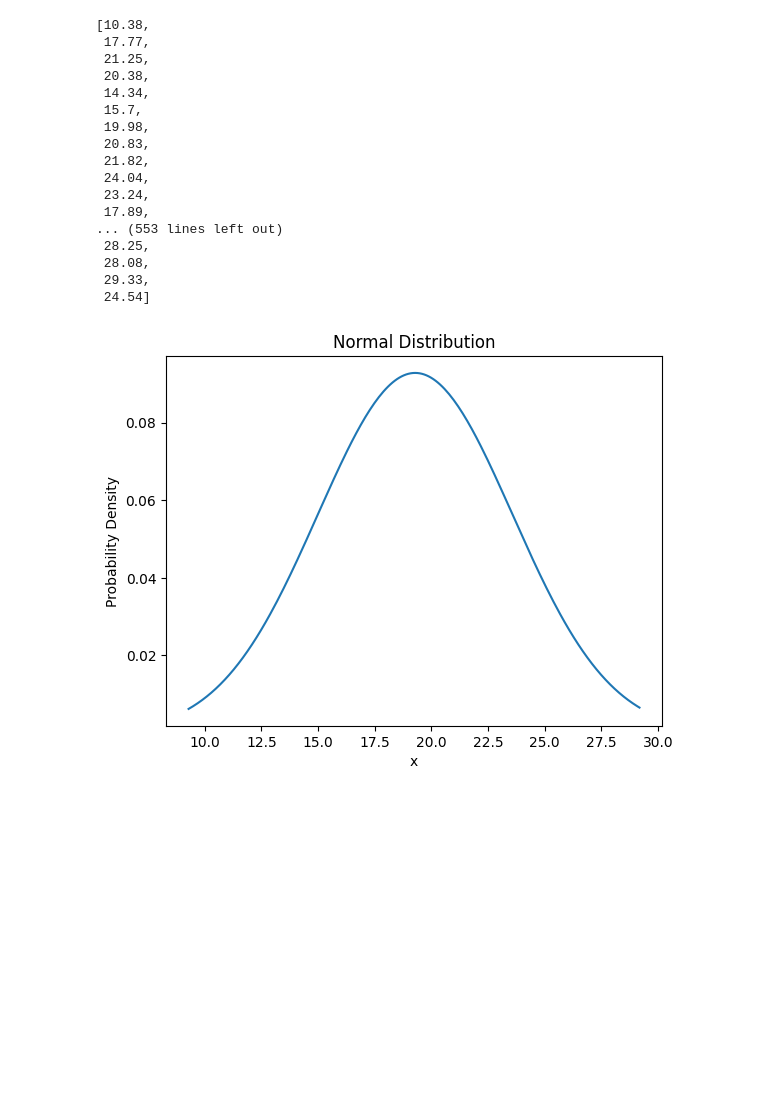
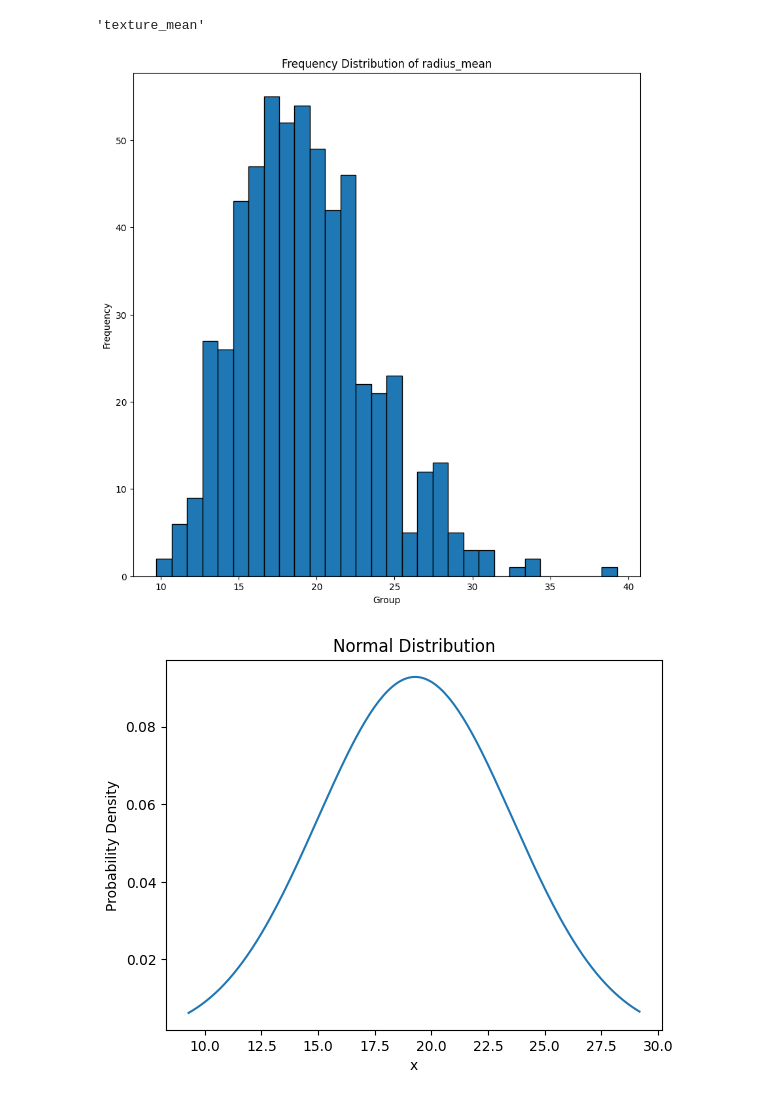
Before and after one commit to mrhamana/mammo-da, a Jupyter notebook: pythonside/main.ipynb, the cells around one changed output. Cells and saved outputs as stored; diff of their text form; code cells hidden in the pictures; blank space fills up the shorter version.

Commit message:
redefined some graphing functions

```diff
--- a/pythonside/main.ipynb
+++ b/pythonside/main.ipynb
@@ -6,24 +4,20 @@ themain=ed.titles('../data/breast-cancer-cell-data.csv')
 # %%
 file='../data/breast-cancer-cell-data.csv'
+titles=ed.titles(file)
+# %%
+pairs=[[i,j] for i,j in enumerate(titles)]
+pairs=pairs[2:]
+for i in pairs:
+    i[0]+=1
+    i[1]=i[1][1:-1]
+
+pairs[1][1]
+# %% [output]
+'texture_mean'
 # %%
-radius_mean=ed.extractinfo(file,3)
-radius_mean
+radius_mean=ed.extractinfo(file,pairs[0])
-# %% [output]
-[10.38,
- 17.77,
- 21.25,
- 20.38,
- 14.34,
- 15.7,
- 19.98,
- 20.83,
- 21.82,
- 24.04,
- 23.24,
- 17.89,
-... (553 lines left out)
- 28.25,
- 28.08,
- 29.33,
- 24.54]
+# %%
+gh.histo_graph(radius_mean[1],30,radius_mean[0])
+# %% [output]
+[figure, added]
 # %%
```
Also changed, not shown: parts of 3 cells of this notebook, 3 other files.
